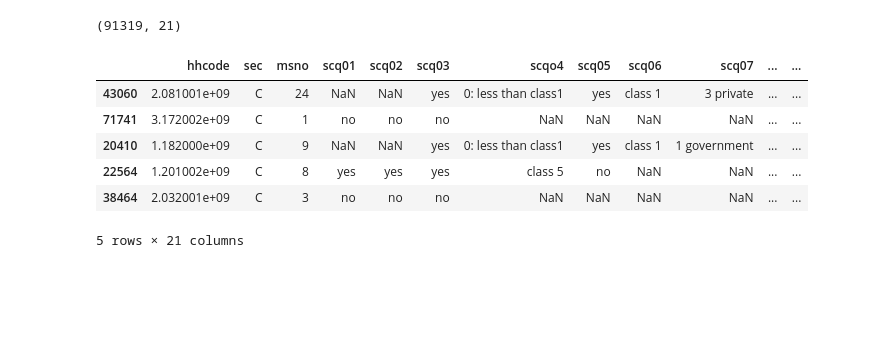
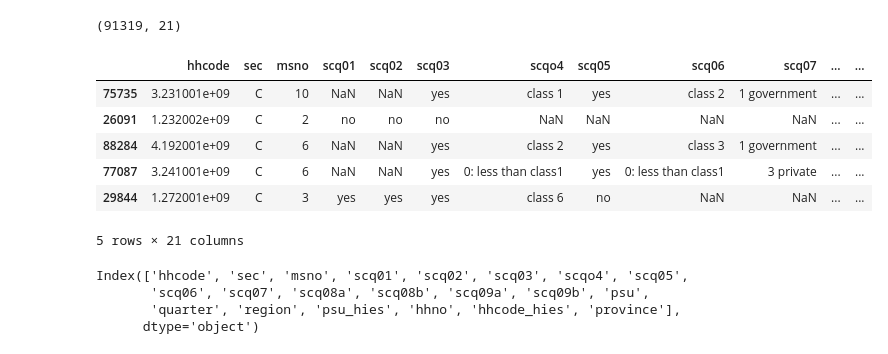
Before and after one commit to preetkhowaja/taliban_impact_pakistan, a Jupyter notebook: 10_data_cleaning/PSLM-0405.ipynb, the cells around one changed output. Saved outputs shown, nothing was run; the diff lists cells and outputs as text; code cells hidden in the pictures; blank space fills up the shorter version.

```diff
--- a/10_data_cleaning/PSLM-0405.ipynb
+++ b/10_data_cleaning/PSLM-0405.ipynb
@@ -1,20 +1,27 @@
 # %%
 import pandas as pd
 
 C = pd.read_stata(
-    "/Users/clarissaache/Downloads/Pakistan Project Data/HIES_2004_05_stata (1)/sec_c0.dta"
+    "/Users/clarissaache/Documents/IDS 701/uds-2022-ids-701-team-3/00_source_data/0405_sec_c0.dta"
 )
 print(C.shape)
 C.sample(5)
 # %% [output]
 (91319, 21)
 |  | hhcode | sec | msno | scq01 | scq02 | scq03 | scqo4 | scq05 | scq06 | scq07 | ... | ... |
-| 43060 | 2.081001e+09 | C | 24 | NaN | NaN | yes | 0: less than class1 | yes | class 1 | 3 private | ... | ... |
-| 71741 | 3.172002e+09 | C | 1 | no | no | no | NaN | NaN | NaN | NaN | ... | ... |
-| 20410 | 1.182000e+09 | C | 9 | NaN | NaN | yes | 0: less than class1 | yes | class 1 | 1 government | ... | ... |
-| 22564 | 1.201002e+09 | C | 8 | yes | yes | yes | class 5 | no | NaN | NaN | ... | ... |
-| 38464 | 2.032001e+09 | C | 3 | no | no | no | NaN | NaN | NaN | NaN | ... | ... |
+| 75735 | 3.231001e+09 | C | 10 | NaN | NaN | yes | class 1 | yes | class 2 | 1 government | ... | ... |
+| 26091 | 1.232002e+09 | C | 2 | no | no | no | NaN | NaN | NaN | NaN | ... | ... |
+| 88284 | 4.192001e+09 | C | 6 | NaN | NaN | yes | class 2 | yes | class 3 | 1 government | ... | ... |
+| 77087 | 3.241001e+09 | C | 6 | NaN | NaN | yes | 0: less than class1 | yes | 0: less than class1 | 3 private | ... | ... |
+| 29844 | 1.272001e+09 | C | 3 | yes | yes | yes | class 6 | no | NaN | NaN | ... | ... |
 5 rows × 21 columns
+# %%
+C.columns
+# %% [output]
+Index(['hhcode', 'sec', 'msno', 'scq01', 'scq02', 'scq03', 'scqo4', 'scq05',
+       'scq06', 'scq07', 'scq08a', 'scq08b', 'scq09a', 'scq09b', 'psu',
+       'quarter', 'region', 'psu_hies', 'hhno', 'hhcode_hies', 'province'],
+      dtype='object')
 # %%
 # Reduce to the questions of interest (4 questions):
 
```
Also changed, not shown: parts of 13 cells of this notebook, 1 other file.
